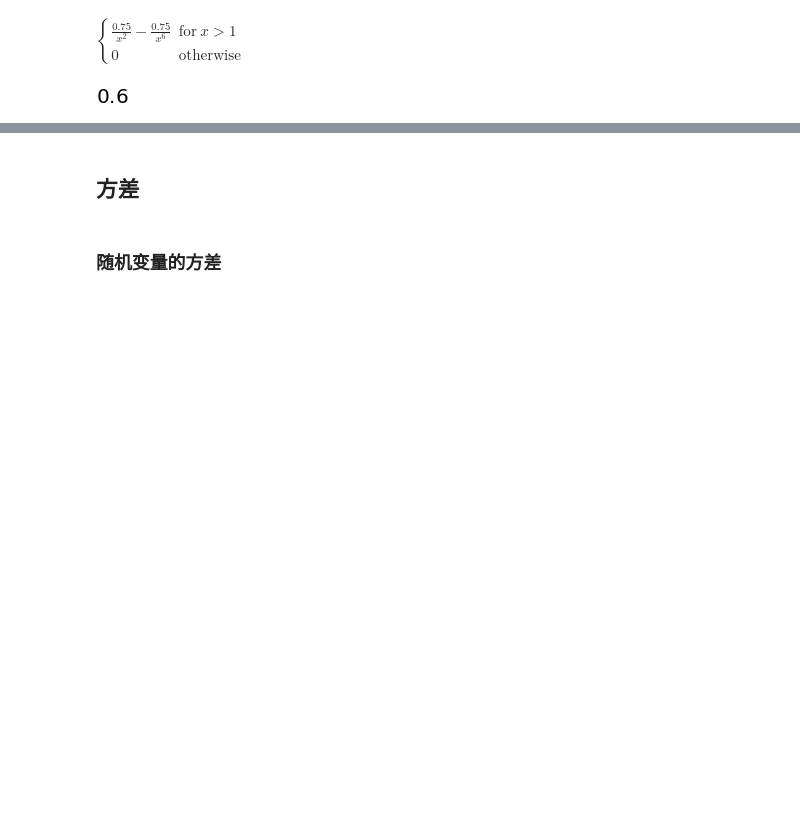
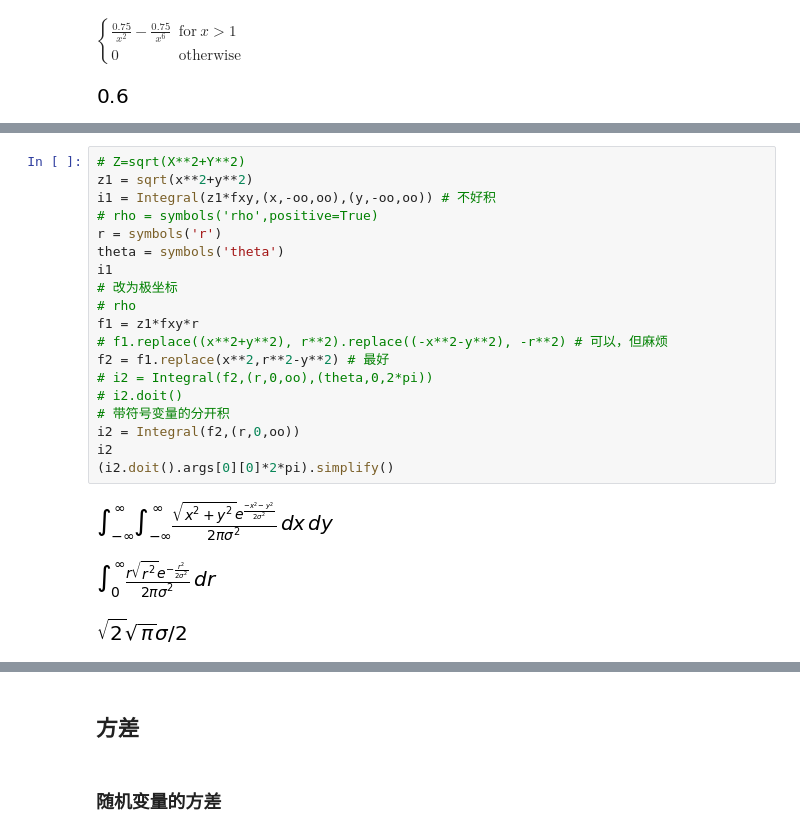
Before and after one commit to zidanewenqsh/math_notebook, a Jupyter notebook: Probability exercise - 副本.ipynb, the cells around one changed output, grey strips where cells are left out. Cells and saved outputs as stored; diff of their text form; blank space fills up the shorter version.

```diff
--- a/Probability and Statistics.ipynb
+++ b/Probability exercise - 副本.ipynb
@@ -1369,0 +1382,23 @@ $\displaystyle \begin{cases} \frac{0.75}{x^{2}} - \frac{0.75}{x^{6}} & \text{for
+# %%
+# Z=sqrt(X**2+Y**2)
+z1 = sqrt(x**2+y**2)
+i1 = Integral(z1*fxy,(x,-oo,oo),(y,-oo,oo)) # 不好积
+# rho = symbols('rho',positive=True)
+r = symbols('r')
+theta = symbols('theta')
+i1
+# 改为极坐标
+# rho
+f1 = z1*fxy*r
+# f1.replace((x**2+y**2), r**2).replace((-x**2-y**2), -r**2) # 可以，但麻烦
+f2 = f1.replace(x**2,r**2-y**2) # 最好
+# i2 = Integral(f2,(r,0,oo),(theta,0,2*pi))
+# i2.doit()
+# 带符号变量的分开积
+i2 = Integral(f2,(r,0,oo))
+i2
+(i2.doit().args[0][0]*2*pi).simplify()
+# %% [output]
+[figure, added]
+[figure, added]
+[figure, added]
```
Also changed, not shown: parts of 34 cells of this notebook, 10 other files.
